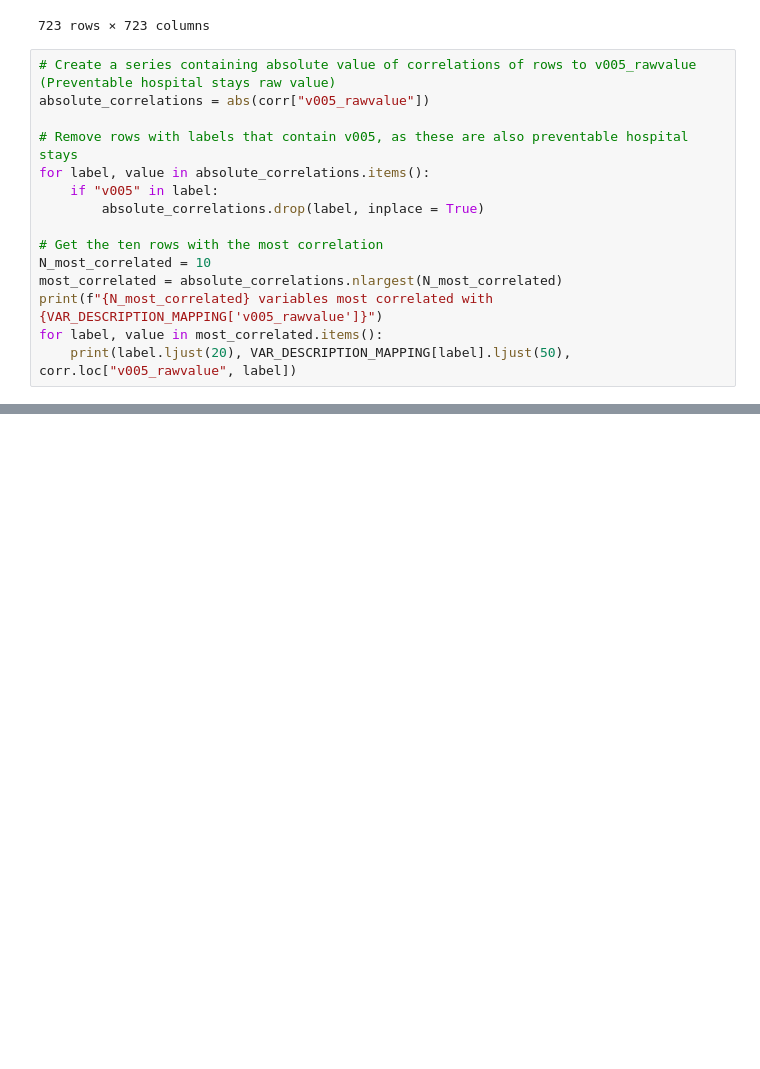
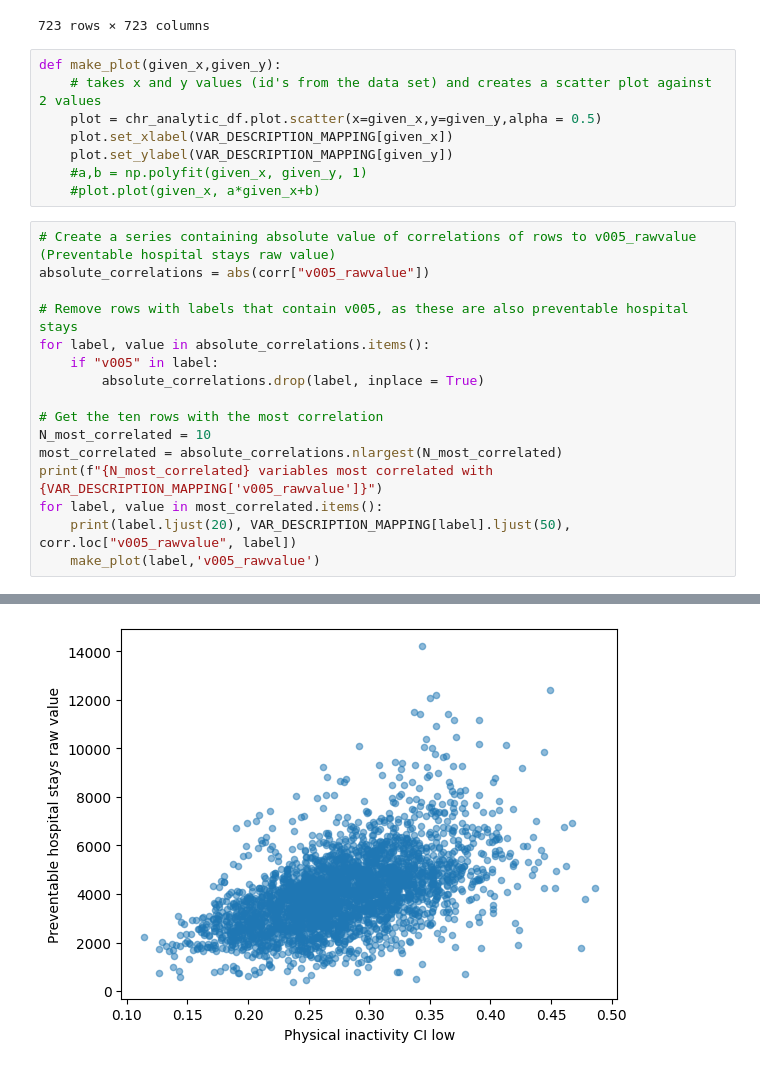
Before and after one commit to sashankv/DSCComp, a Jupyter notebook: code/correlation.ipynb, the cells around one changed output, grey strips where cells are left out. Drawn from its saved outputs; the diff is of its cells as text; blank space fills up the shorter version.

Commit message:
graphs
graphs

```diff
--- a/code/correlation.ipynb
+++ b/code/correlation.ipynb
@@ -41,30 +28,40 @@ corr
 | v058_cilow | NaN | NaN | NaN | NaN | NaN | NaN | NaN | ... |
 | v058_cihigh | NaN | NaN | NaN | NaN | NaN | NaN | NaN | ... |
 723 rows × 723 columns
+# %%
+def make_plot(given_x,given_y):
+    # takes x and y values (id's from the data set) and creates a scatter plot against 2 values
+    plot = chr_analytic_df.plot.scatter(x=given_x,y=given_y,alpha = 0.5)
+    plot.set_xlabel(VAR_DESCRIPTION_MAPPING[given_x])
+    plot.set_ylabel(VAR_DESCRIPTION_MAPPING[given_y])
+    #a,b = np.polyfit(given_x, given_y, 1)
+    #plot.plot(given_x, a*given_x+b)
 # %%
 # Create a series containing absolute value of correlations of rows to v005_rawvalue (Preventable hospital stays raw value)
 absolute_correlations = abs(corr["v005_rawvalue"])
 
 # Remove rows with labels that contain v005, as these are also preventable hospital stays
 for label, value in absolute_correlations.items():
     if "v005" in label:
         absolute_correlations.drop(label, inplace = True)
 
 # Get the ten rows with the most correlation
 N_most_correlated = 10
 most_correlated = absolute_correlations.nlargest(N_most_correlated)
 print(f"{N_most_correlated} variables most correlated with {VAR_DESCRIPTION_MAPPING['v005_rawvalue']}")
 for label, value in most_correlated.items():
     print(label.ljust(20), VAR_DESCRIPTION_MAPPING[label].ljust(50), corr.loc["v005_rawvalue", label])
+    make_plot(label,'v005_rawvalue')
 # %% [output]
 10 variables most correlated with Preventable hospital stays raw value
 v070_cilow           Physical inactivity CI low                         0.5260275710303774
 v070_rawvalue        Physical inactivity raw value                      0.525931242207064
 v070_cihigh          Physical inactivity CI high                        0.5235455489204062
 v127_cilow           Premature age-adjusted mortality CI low            0.5171553470397664
 v147_rawvalue        Life expectancy raw value                          -0.5112719151620665
 v127_rawvalue        Premature age-adjusted mortality raw value         0.5078013047150999
 v127_race_white      Premature age-adjusted mortality (White)           0.5056262920781645
 v143_cilow           Insufficient sleep CI low                          0.503627595373518
 v143_rawvalue        Insufficient sleep raw value                       0.5030748099476409
 v002_rawvalue        Poor or fair health raw value                      0.5027763246576143
+[figure, added]
```
Also changed, not shown: parts of 3 cells of this notebook, 1 other file.
